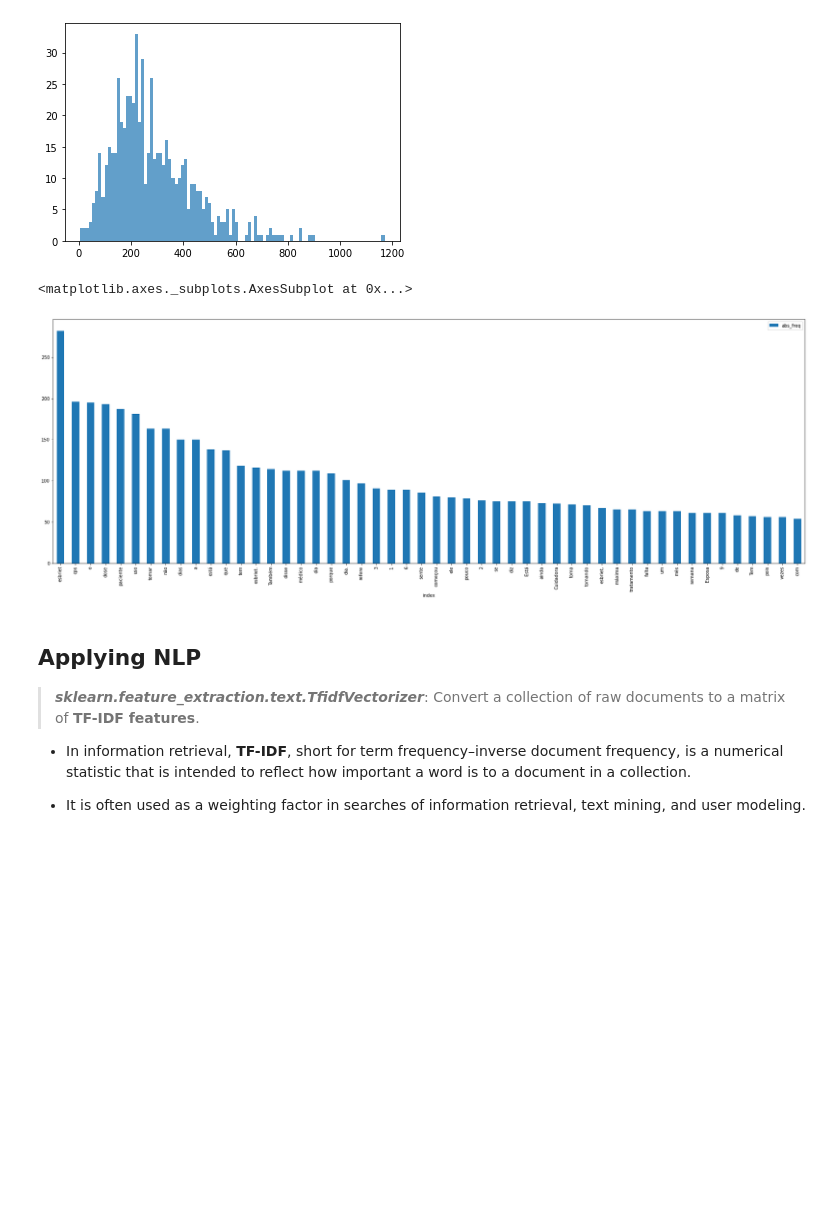
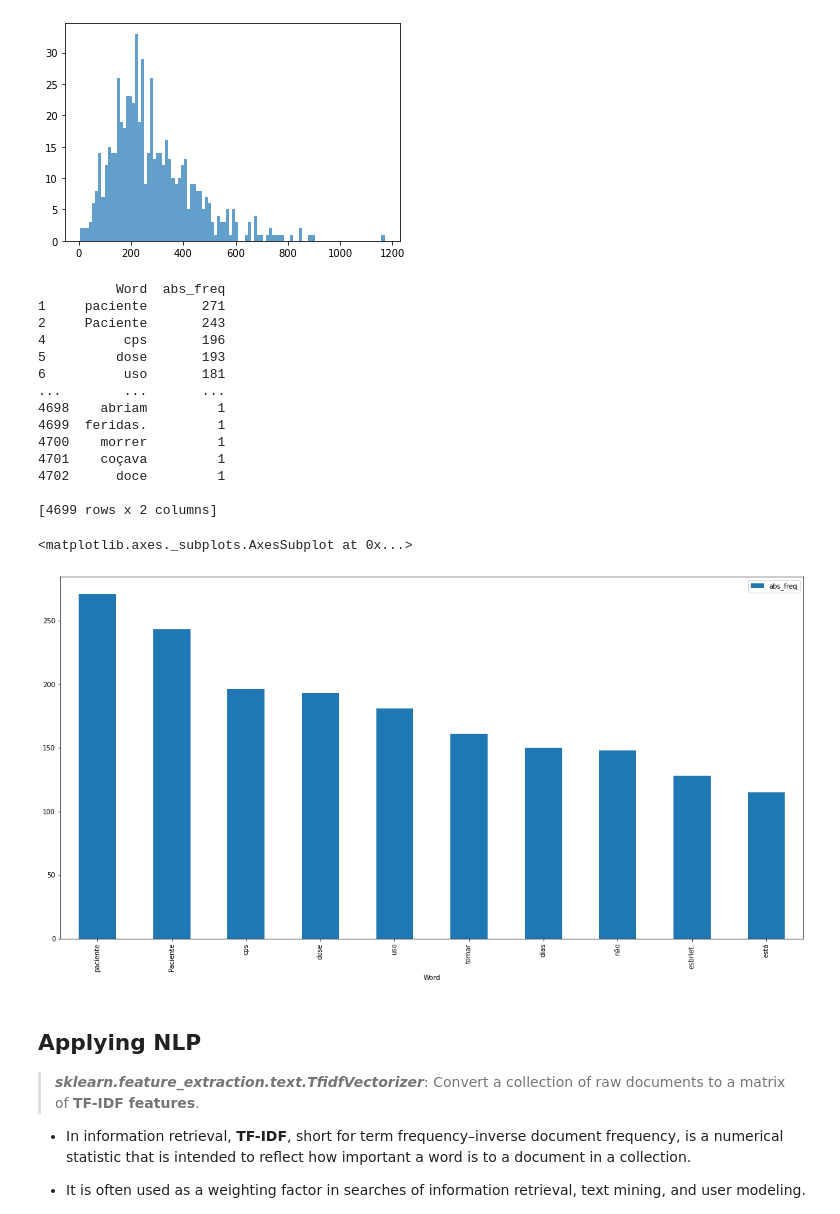
Before and after one commit to Ponter255/cuddly-chainsaw, a Jupyter notebook: Adverse_Events.ipynb, the cells around one changed output. Cells and saved outputs as stored; diff of their text form; code cells hidden in the pictures; blank space fills up the shorter version.

```diff
--- a/Adverse_Events.ipynb
+++ b/Adverse_Events.ipynb
@@ -127,7 +127,7 @@ negativeReport = {'Qual idade do paciente?':20,
            'Qual medicamento que o paciente faz uso?':'Esbriet',
             'Houve relato de evento adverso e/ou situação especial?':'Não',
            'Relator:':'Paciente', 'Medicamento suspeito:':'esbriet',
-           'Descrição do relato de farmacovigilância':'Hoje tomei o remédio e meu pé começou a coçar, e logo depois de sair da cama de manhã comecei a me sentir um pouco tonto, mas essa sensação passou rápido',
+           'Descrição do relato de farmacovigilância':'Quando for viajar para o Japão, você nunca deve deixar gorjeta para nenhum tipo de serviço, eles entendem esse ato como disrepeito pelo serviço e demonstra que eles não ganham o suficiente.',
            'Autorização de contato:':'Sim',
            'Confirmação da data do contato':'03/09/2018',
            'Assunto abordado:':'saúde do paciente'}
@@ -136,7 +136,7 @@ negativeReport2 = {'Qual idade do paciente?':20,
            'Qual medicamento que o paciente faz uso?':'Esbriet',
             'Houve relato de evento adverso e/ou situação especial?':'Não',
            'Relator:':'Paciente', 'Medicamento suspeito:':'esbriet',
-           'Descrição do relato de farmacovigilância':'Após começar a tomar o remédio diariamente, como o médico recomendou, além de de servir seu propósito comecei a me sentir mais disposto de manhã, além da dor nas costas desaparecer.',
+           'Descrição do relato de farmacovigilância':'Adoro assitir séries, meu gênero preferido é o de terror',
            'Autorização de contato:':'Sim',
            'Confirmação da data do contato':'03/09/2018',
            'Assunto abordado:':'saúde do paciente'}
@@ -145,7 +145,7 @@ negativeReport3 = {'Qual idade do paciente?':20,
            'Qual medicamento que o paciente faz uso?':'Esbriet',
             'Houve relato de evento adverso e/ou situação especial?':'Não',
            'Relator:':'Paciente', 'Medicamento suspeito:':'esbriet',
-           'Descrição do relato de farmacovigilância':'Normalmente sinto muita dor de cabeça, principalmente na parte da tarde, desde que comecei a tomar o remédio essas dores pararam',
+           'Descrição do relato de farmacovigilância':'Gosto de esportes radicais, mas nunca fiz ou tentei nenhum deles',
            'Autorização de contato:':'Sim',
            'Confirmação da data do contato':'03/09/2018',
            'Assunto abordado:':'saúde do paciente'}
@@ -154,7 +154,7 @@ negativeReport4 = {'Qual idade do paciente?':20,
            'Qual medicamento que o paciente faz uso?':'Esbriet',
             'Houve relato de evento adverso e/ou situação especial?':'Não',
            'Relator:':'Paciente', 'Medicamento suspeito:':'esbriet',
-           'Descrição do relato de farmacovigilância':'Hoje tomei o remédio e meu pé começou a coçar, e logo depois de sair da cama de manhã comecei a me sentir um pouco tonto, mas essa sensação passou rápido',
+           'Descrição do relato de farmacovigilância':'Já pensou sobre a vida, verdade e o universo? Tudo isso que vivemos é uma loucura.',
            'Autorização de contato:':'Sim',
            'Confirmação da data do contato':'03/09/2018',
            'Assunto abordado:':'saúde do paciente'}
@@ -164,7 +164,7 @@ negativeReport5 = {'Qual idade do paciente?':20,
            'Houve relato de evento adverso e/ou situação especial?':'Não',
            'Relator:':'Cuidador',
            'Medicamento suspeito:':'esbriet',
-           'Descrição do relato de farmacovigilância':'Paciente que normalmente possue falta de disposição começou a se comportar de fomra diferente diante das pessoas',
+           'Descrição do relato de farmacovigilância':'Eu adoro bolos e todo tipo de comida doce',
            'Autorização de contato:':'Sim',
            'Confirmação da data do contato':'03/09/2018',
            'Assunto abordado:':'saúde do paciente'}
@@ -218,14 +218,3 @@ plt.hist(analysis[analysis['Result']=='Sim']['Length'], bins = 100, alpha = 0.7)
 plt.show()
 # %% [output]
 [figure]
-# %%
-stopwords.append('Paciente')
-stopwords.append('o')
-stopwords.append('esbriet')
-stopwords.append('paciente')
-stopwords.append('esbriet.')
-stopwords.append('Não')
-stopwords.append('não')
-stopwords.append('está')
-stopwords.append('se')
-stopwords.append('ele')
@@ -233,37 +224,68 @@ stopwords.append('ele')
 textList = analysis['Report'].to_list()
 
 cleanList = []
 
 
 i=0
 while i < len(textList):
    tokens =  textList[i].split()
    i+=1
    clean_tokens = tokens
    for token in tokens:
     if token in stopwords:
          clean_tokens.remove(token)
    cleanList.append(clean_tokens)
 
 
 word_freq = defaultdict(int)
 
 for item in cleanList:
     for word in item:
         word_freq[word] += 1
 
 teste = pd.DataFrame.from_dict(word_freq, orient='index') \
 .sort_values(0, ascending=False) \
 .rename(columns={0: 'abs_freq'})
 
 teste = teste.reset_index()
 
-teste = teste.head(50)
+teste = teste.rename({'index': 'Word'}, axis=1)
 
-teste.plot(kind='bar',x='index',y='abs_freq', figsize=(30, 10))
+i = teste[((teste.Word == 'esbriet'))].index
+teste = teste.drop(i)
+
+i = teste[((teste.Word == 'o'))].index
+teste = teste.drop(i)
+
+i = teste[((teste.Word == 'que'))].index
+teste = teste.drop(i)
+
+i = teste[((teste.Word == 'a'))].index
+teste = teste.drop(i)
+
+
+print(teste)
+teste = teste.head(10)
+
+
+teste.plot(kind='bar',x='Word',y='abs_freq', figsize=(20, 10))
 # %% [output]
-<matplotlib.axes._subplots.AxesSubplot at 0x...>
+          Word  abs_freq
+1     paciente       271
+2     Paciente       243
+4          cps       196
+5         dose       193
+6          uso       181
+...        ...       ...
+4698    abriam         1
+4699  feridas.         1
+4700    morrer         1
+4701    coçava         1
+4702      doce         1
+
+[4699 rows x 2 columns]
+<matplotlib.axes._subplots.AxesSubplot at 0x...>
-[figure, old version]
+[figure, new version]
 # %% [markdown]
 ## Applying NLP
 
```
Also changed, not shown: parts of 10 cells of this notebook.
